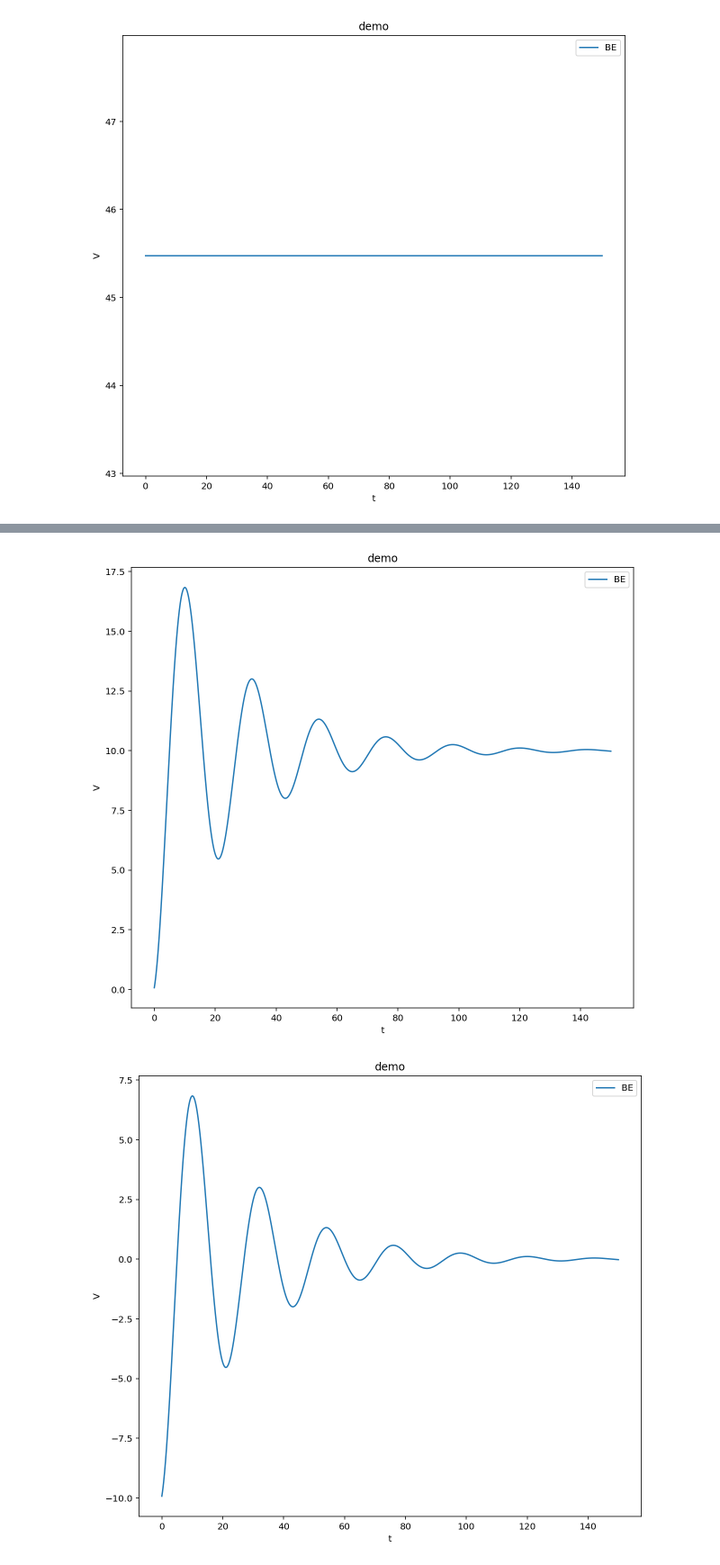
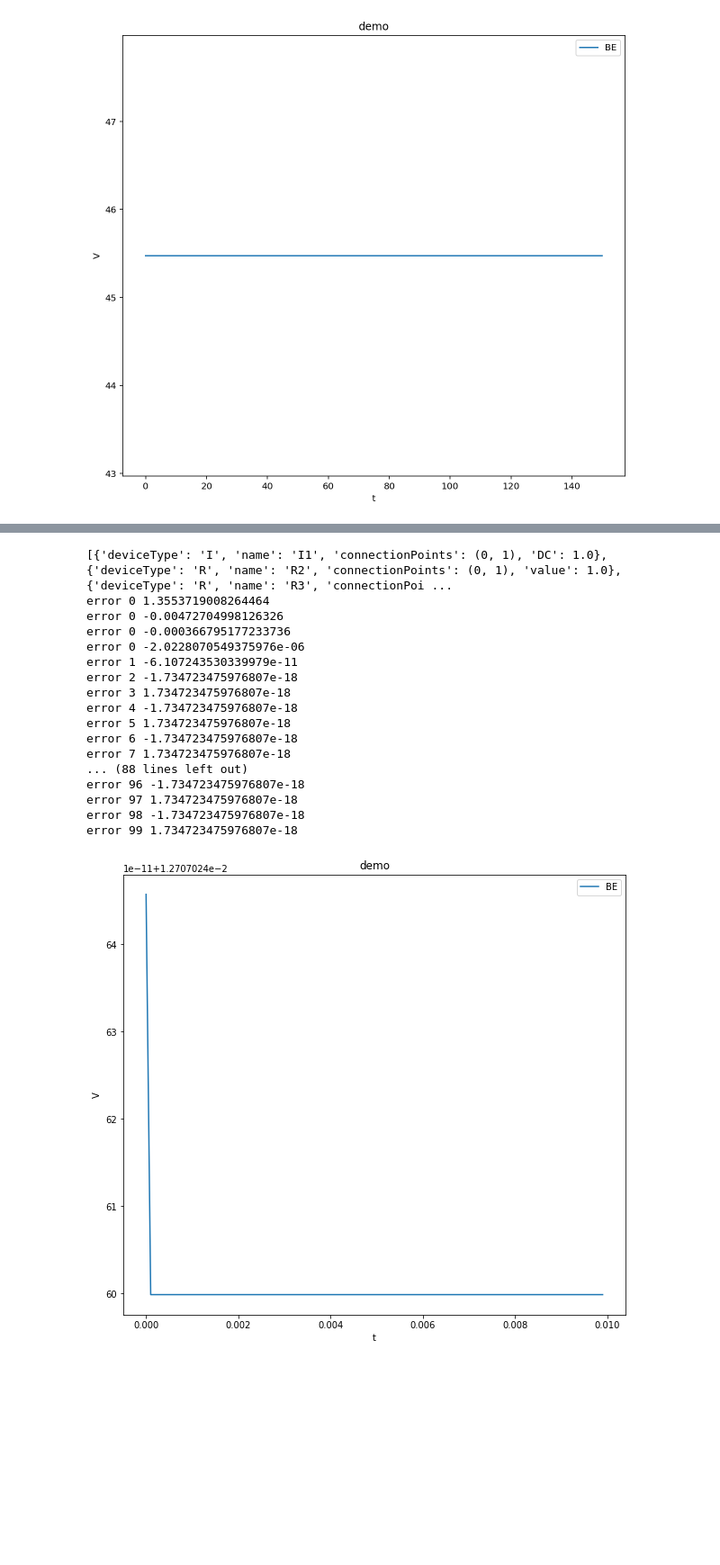
Before and after one commit to GaryYuyjl/EDAproject, a Jupyter notebook: 未命名.ipynb, the cells around one changed output, grey strips where cells are left out. Shown at 90% size. Saved outputs shown, nothing was run; the diff lists cells and outputs as text; code cells hidden in the pictures; blank space fills up the shorter version.

```diff
--- a/未命名.ipynb
+++ b/未命名.ipynb
@@ -103,27 +120,43 @@ mySpice.plotTranWithMatplotlib(step=0.1, stop = 2000)
 # %%
 #test
 netlist = """
 *netlist example 1
-V1 1 0 10
-R2 1 2 5
-L3 1 2 4
-C4 2 0 3
-.print TRAN V(2, 0) V(2, 1)
+I1 0 1 1
+R2 0 1 1
+R3 1 2 2
+D2 2 0 DMODEL
+.print TRAN V(2, 0)
 .end
 """
 
 from Spice import Spice
 mySpice = Spice()
 mySpice.parse(netlist)
-#mySpice.solveTran(method='BE', step=0.1, stop = 2000)
-mySpice.solveTran()
-mySpice.plotTranWithMatplotlib()
+mySpice.solveTran(method='BE', step=0.0001, stop = 100)
+#mySpice.solveTran(method='BE')
+mySpice.plotTranWithMatplotlib(step=0.0001, stop = 100)
 #mySpice.startGUI()
 %config InlineBackend.figure_format = 'retina'
 %matplotlib inline
 # %% [output]
+[{'deviceType': 'I', 'name': 'I1', 'connectionPoints': (0, 1), 'DC': 1.0}, {'deviceType': 'R', 'name': 'R2', 'connectionPoints': (0, 1), 'value': 1.0}, {'deviceType': 'R', 'name': 'R3', 'connectionPoi ...
+error 0 1.3553719008264464
+error 0 -0.00472704998126326
+error 0 -0.000366795177233736
+error 0 -2.0228070549375976e-06
+error 1 -6.107243530339979e-11
+error 2 -1.734723475976807e-18
+error 3 1.734723475976807e-18
+error 4 -1.734723475976807e-18
+error 5 1.734723475976807e-18
+error 6 -1.734723475976807e-18
+error 7 1.734723475976807e-18
+... (88 lines left out)
+error 96 -1.734723475976807e-18
+error 97 1.734723475976807e-18
+error 98 -1.734723475976807e-18
+error 99 1.734723475976807e-18
-[figure, old version]
+[figure, new version]
-[figure, removed]
 # %%
 #test
 netlist = """
```
Also changed, not shown: parts of 3 cells of this notebook, 5 other files.
